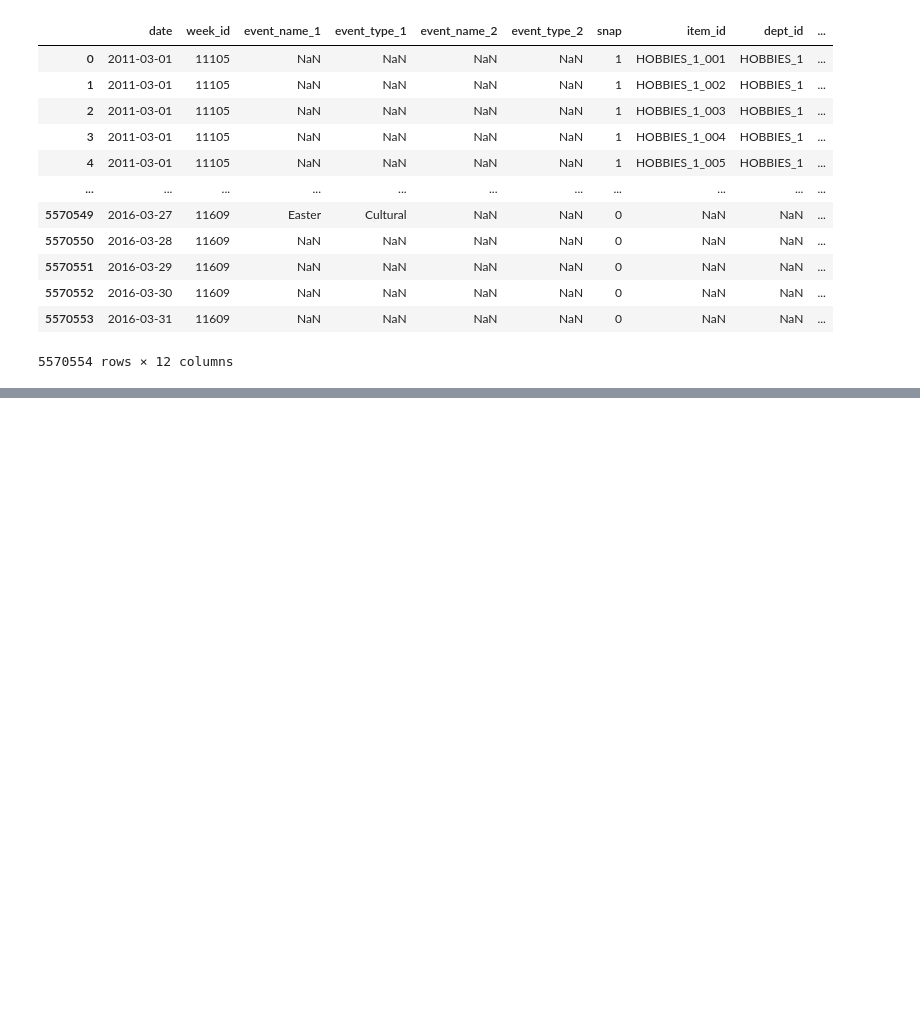
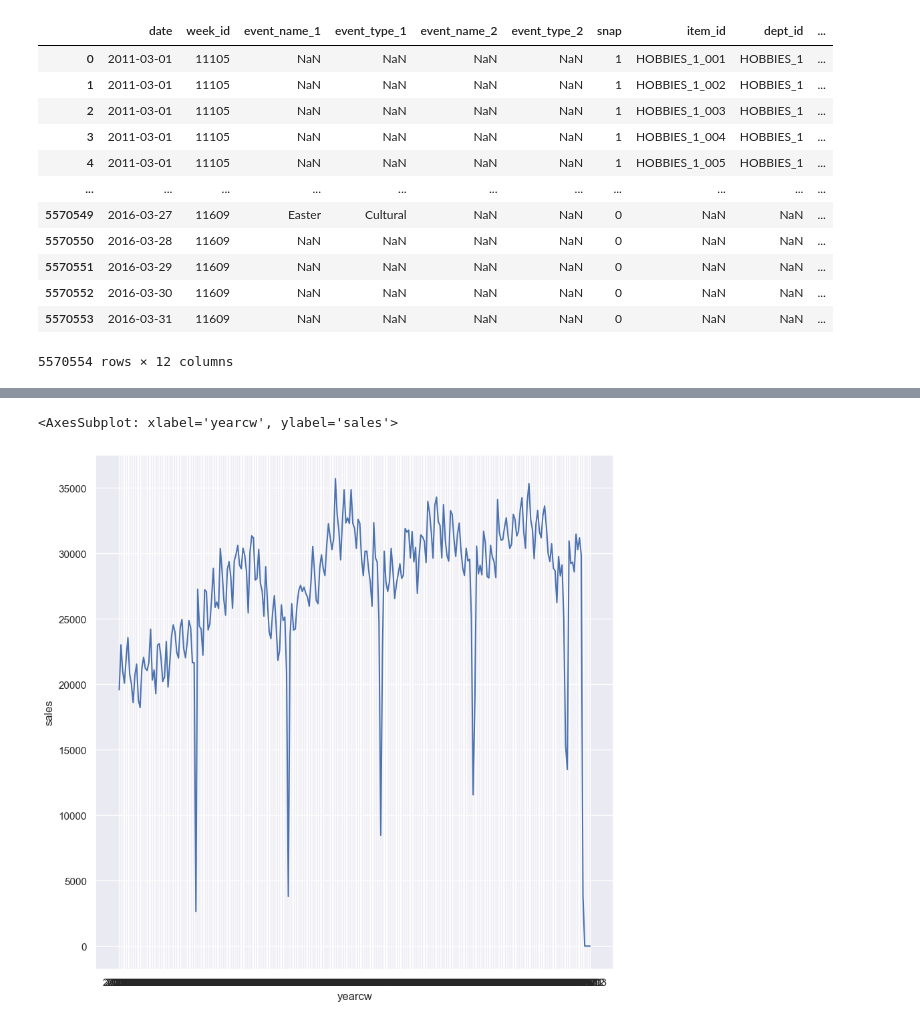
Before and after one commit to EdwinUe/BAB_WS22-23, a Jupyter notebook: Code/002BusinessAnalyticsBProjekt.ipynb, the cells around one changed output, grey strips where cells are left out. Saved outputs shown, nothing was run; the diff lists cells and outputs as text; code cells hidden in the pictures; blank space fills up the shorter version.

```diff
--- a/Code/002BusinessAnalyticsBProjekt.ipynb
+++ b/Code/002BusinessAnalyticsBProjekt.ipynb
@@ -629,0 +679,4 @@ sns.barplot(x=df_plot.index, y='turnover_day', data=df_plot)
+# %%
+df_plot2 = df[['yearcw', 'sales', 'price']].groupby(by='yearcw').agg({'sales': 'sum', 'price': 'mean'})
+#df_plot.reset_index(inplace=True)
+df_plot2
@@ -629,0 +698,5 @@ sns.barplot(x=df_plot.index, y='turnover_day', data=df_plot)
+# %%
+sns.lineplot(x=df_plot2.index, y='sales', data=df_plot2)
+# %% [output]
+<AxesSubplot: xlabel='yearcw', ylabel='sales'>
+[figure, added]
```
Also changed, not shown: parts of 42 cells of this notebook.
